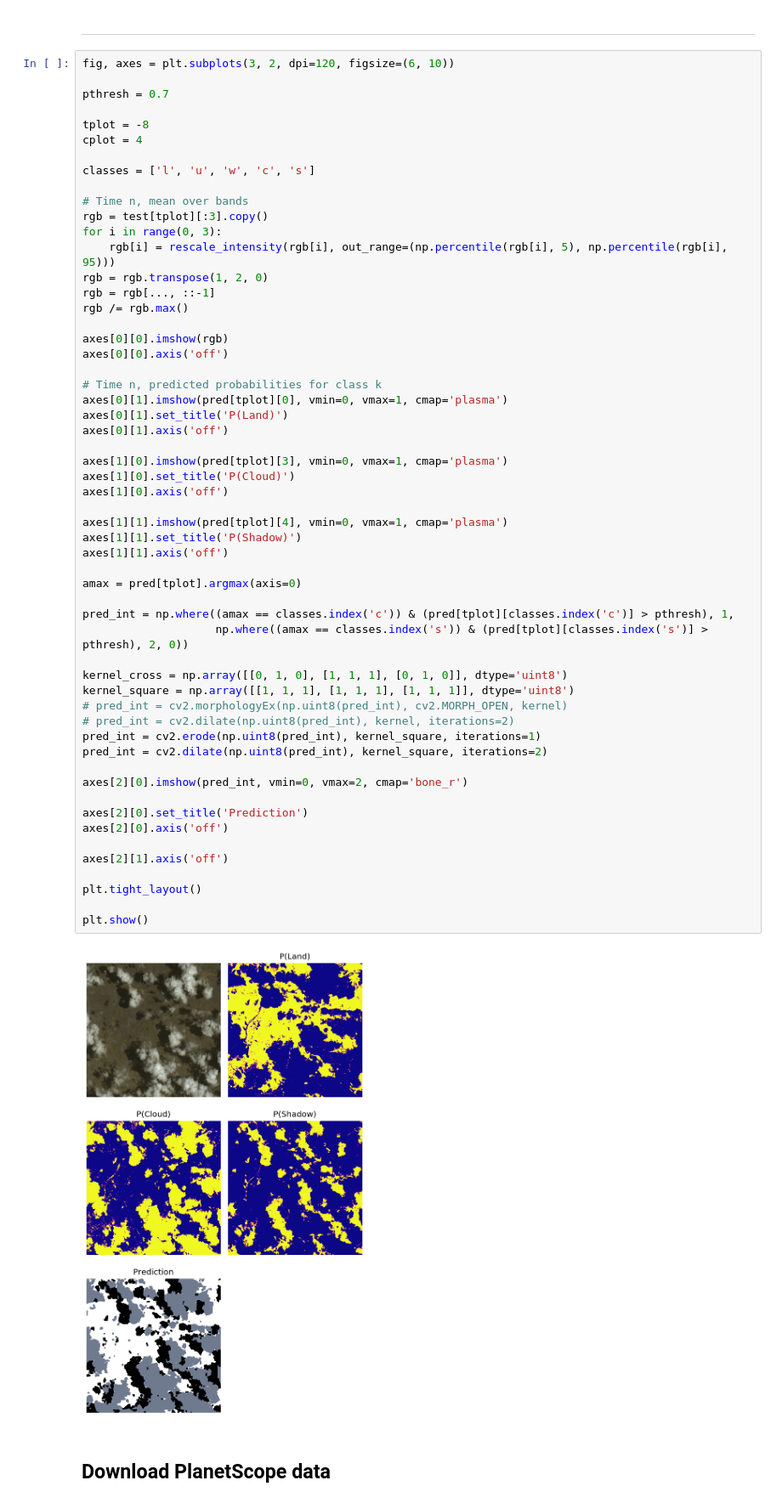
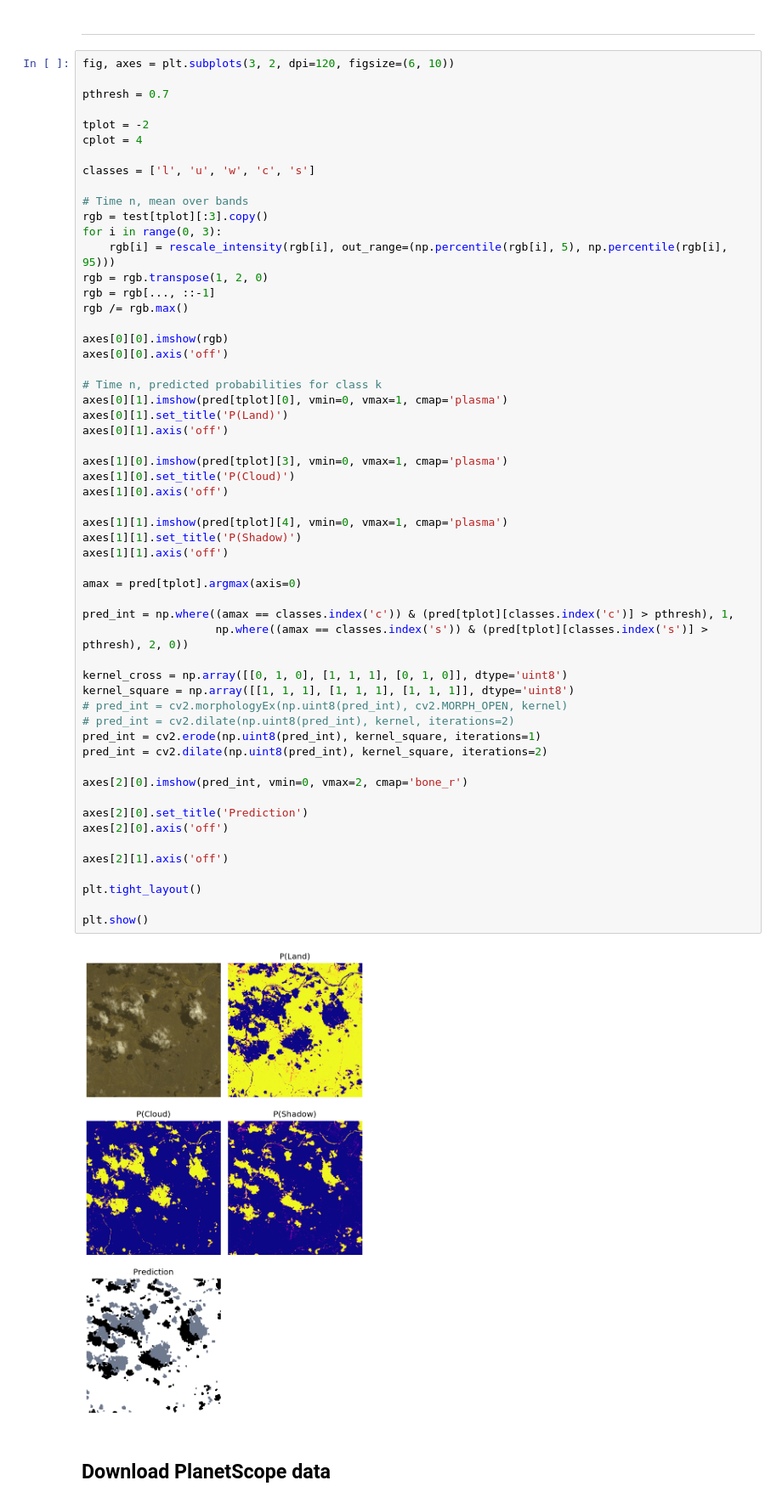
Before and after one commit to jgrss/geowombat, a Jupyter notebook: notebooks/clouds.ipynb, the cells around one changed output. Shown: that part at 85% size. Cells and saved outputs as stored; diff of their text form.

```diff
--- a/notebooks/clouds.ipynb
+++ b/notebooks/clouds.ipynb
@@ -388,7 +390,7 @@ fig, axes = plt.subplots(3, 2, dpi=120, figsize=(6, 10))
 
 pthresh = 0.7
 
-tplot = -8
+tplot = -2
 cplot = 4
 
 classes = ['l', 'u', 'w', 'c', 's']
@@ -413,34 +415,34 @@ axes[1][0].imshow(pred[tplot][3], vmin=0, vmax=1, cmap='plasma')
 axes[1][0].set_title('P(Cloud)')
 axes[1][0].axis('off')
 
 axes[1][1].imshow(pred[tplot][4], vmin=0, vmax=1, cmap='plasma')
 axes[1][1].set_title('P(Shadow)')
 axes[1][1].axis('off')
 
 amax = pred[tplot].argmax(axis=0)
 
 pred_int = np.where((amax == classes.index('c')) & (pred[tplot][classes.index('c')] > pthresh), 1,
                     np.where((amax == classes.index('s')) & (pred[tplot][classes.index('s')] > pthresh), 2, 0))
 
 kernel_cross = np.array([[0, 1, 0], [1, 1, 1], [0, 1, 0]], dtype='uint8')
 kernel_square = np.array([[1, 1, 1], [1, 1, 1], [1, 1, 1]], dtype='uint8')
 # pred_int = cv2.morphologyEx(np.uint8(pred_int), cv2.MORPH_OPEN, kernel)
 # pred_int = cv2.dilate(np.uint8(pred_int), kernel, iterations=2)
 pred_int = cv2.erode(np.uint8(pred_int), kernel_square, iterations=1)
 pred_int = cv2.dilate(np.uint8(pred_int), kernel_square, iterations=2)
 
 axes[2][0].imshow(pred_int, vmin=0, vmax=2, cmap='bone_r')
 
 axes[2][0].set_title('Prediction')
 axes[2][0].axis('off')
 
 axes[2][1].axis('off')
 
 plt.tight_layout()
 
 plt.show()
 # %% [output]
-[figure, old version]
+[figure, new version]
 # %% [markdown]
 ## Download PlanetScope data
 # %%
```
Also changed, not shown: parts of 3 cells of this notebook.
